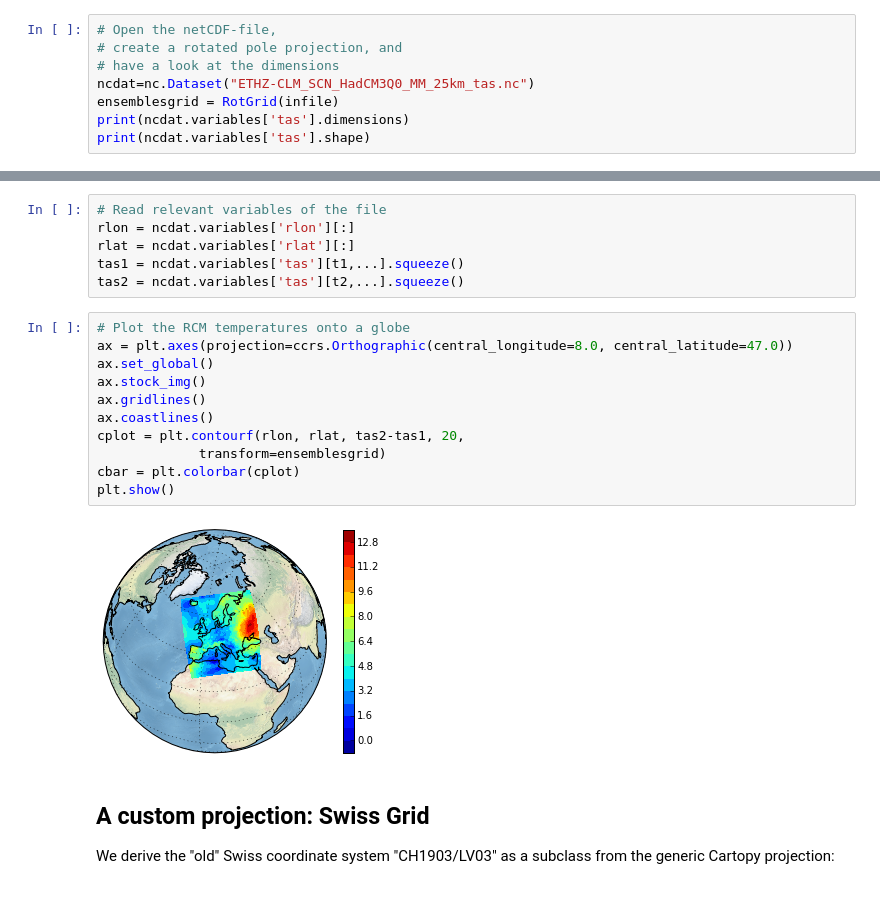
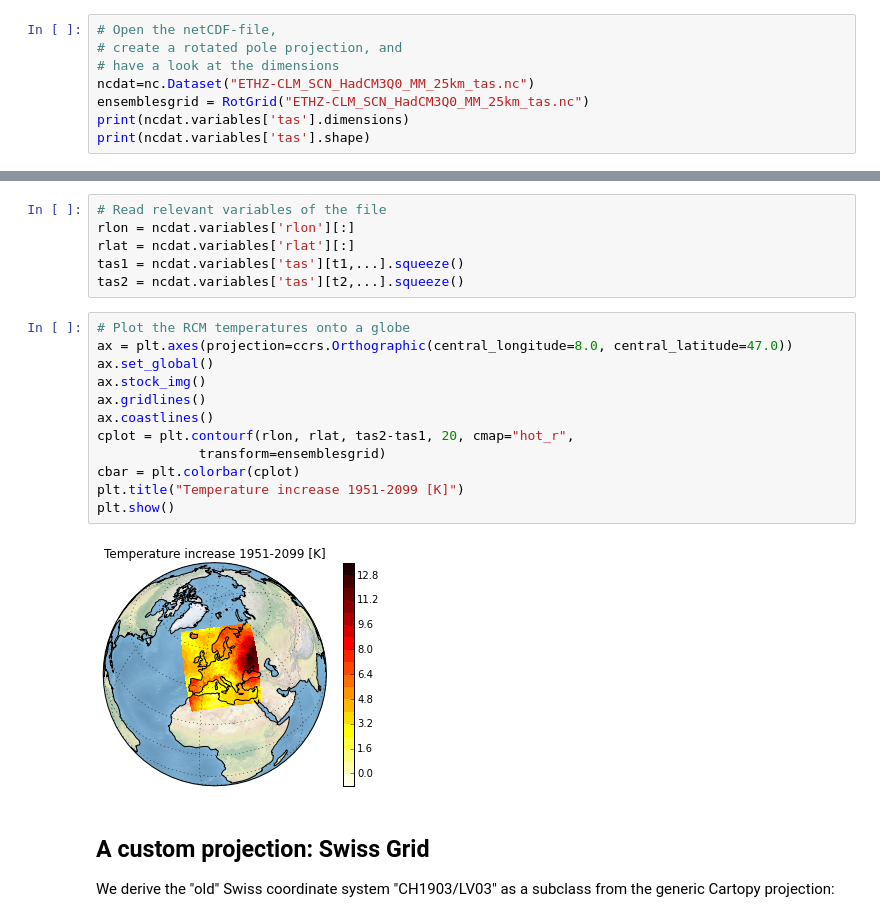
Before and after one commit to hvwaldow/pyws-BE-15-2-26, a Jupyter notebook: ex5/lecture5.ipynb, the cells around one changed output, grey strips where cells are left out. Saved outputs shown, nothing was run; the diff lists cells and outputs as text.

Commit message:
ch2011 plots

```diff
--- a/ex5/lecture5.ipynb
+++ b/ex5/lecture5.ipynb
@@ -151,7 +150,7 @@ class RotGrid(ccrs.RotatedPole):
 # create a rotated pole projection, and
 # have a look at the dimensions
 ncdat=nc.Dataset("ETHZ-CLM_SCN_HadCM3Q0_MM_25km_tas.nc")
-ensemblesgrid = RotGrid(infile)
+ensemblesgrid = RotGrid("ETHZ-CLM_SCN_HadCM3Q0_MM_25km_tas.nc")
 print(ncdat.variables['tas'].dimensions)
 print(ncdat.variables['tas'].shape)
 # %% [output]
@@ -166,16 +165,17 @@ tas2 = ncdat.variables['tas'][t2,...].squeeze()
 # %%
 # Plot the RCM temperatures onto a globe
 ax = plt.axes(projection=ccrs.Orthographic(central_longitude=8.0, central_latitude=47.0))
 ax.set_global()
 ax.stock_img()
 ax.gridlines()
 ax.coastlines()
-cplot = plt.contourf(rlon, rlat, tas2-tas1, 20,
+cplot = plt.contourf(rlon, rlat, tas2-tas1, 20, cmap="hot_r",
              transform=ensemblesgrid)
 cbar = plt.colorbar(cplot)
+plt.title("Temperature increase 1951-2099 [K]")
 plt.show()
 # %% [output]
-[figure, old version]
+[figure, new version]
 # %% [markdown]
 ## A custom projection: Swiss Grid
 We derive the "old" Swiss coordinate system "CH1903/LV03" as a subclass from the generic Cartopy projection:
```
Also changed, not shown: parts of 12 cells of this notebook.
